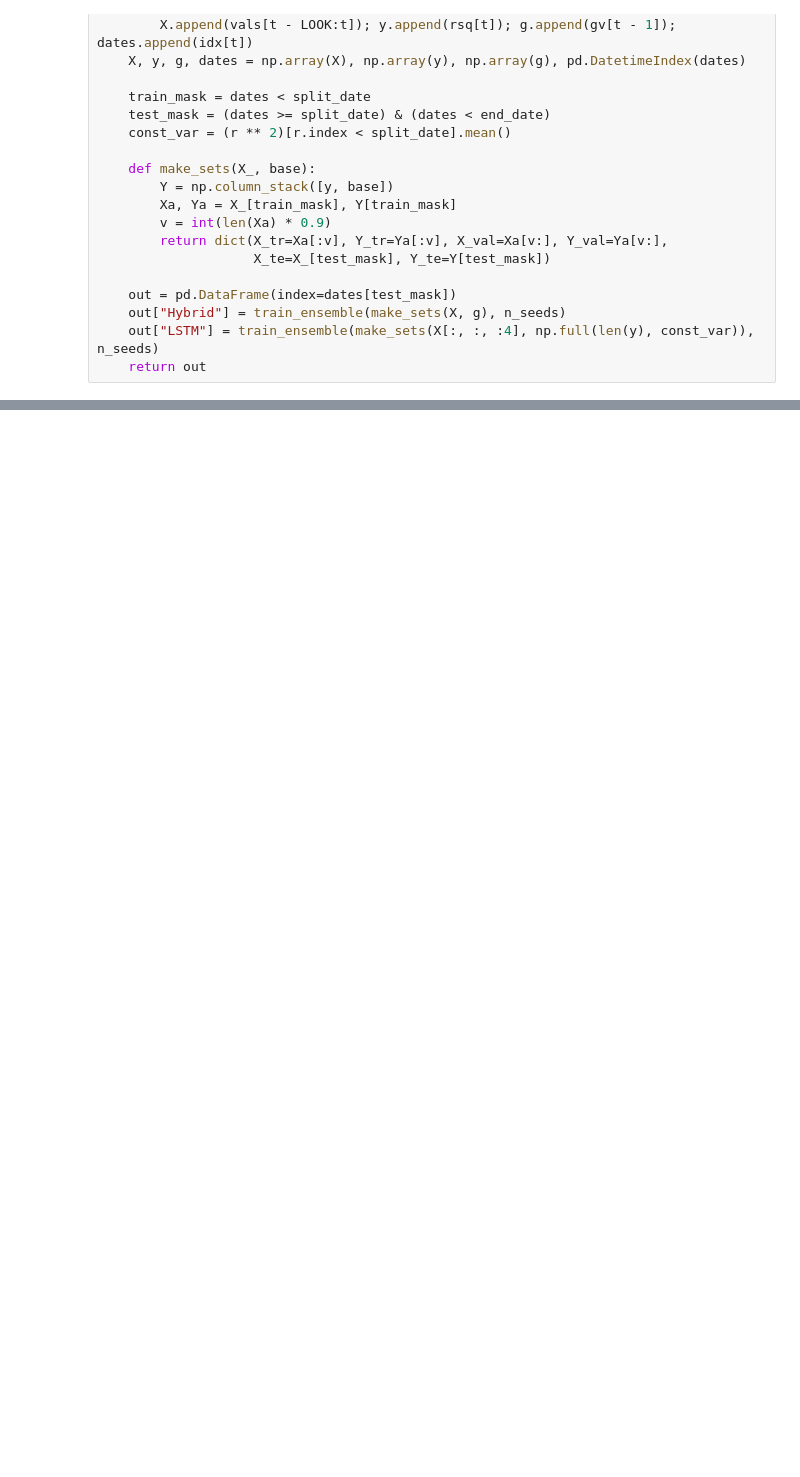
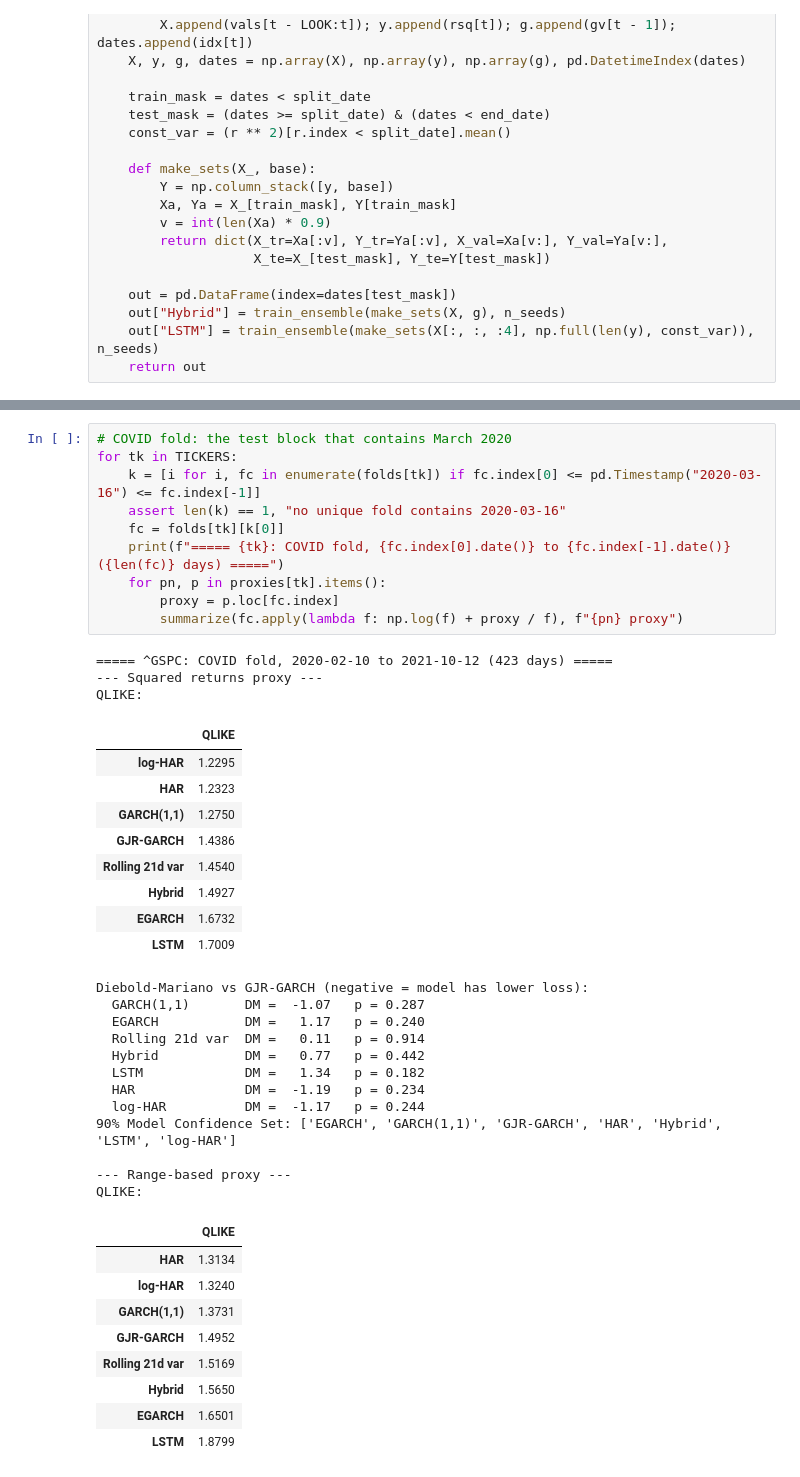
Before and after one commit to laurenbe06/volatility-forecasting, a Jupyter notebook: notebooks/10_rolling_origin.ipynb, the cells around one changed output, grey strips where cells are left out. Cells and saved outputs as stored; diff of their text form; blank space fills up the shorter version.

```diff
--- a/notebooks/10_rolling_origin.ipynb
+++ b/notebooks/10_rolling_origin.ipynb
@@ -203,0 +293,44 @@ Diebold-Mariano vs GJR-GARCH (negative = model has lower loss):
+# %%
+# COVID fold: the test block that contains March 2020
+for tk in TICKERS:
+    k = [i for i, fc in enumerate(folds[tk]) if fc.index[0] <= pd.Timestamp("2020-03-16") <= fc.index[-1]]
+    assert len(k) == 1, "no unique fold contains 2020-03-16"
+    fc = folds[tk][k[0]]
+    print(f"===== {tk}: COVID fold, {fc.index[0].date()} to {fc.index[-1].date()} ({len(fc)} days) =====")
+    for pn, p in proxies[tk].items():
+        proxy = p.loc[fc.index]
+        summarize(fc.apply(lambda f: np.log(f) + proxy / f), f"{pn} proxy")
+# %% [output]
+===== ^GSPC: COVID fold, 2020-02-10 to 2021-10-12 (423 days) =====
+--- Squared returns proxy ---
+QLIKE:
+|  | QLIKE |
+| log-HAR | 1.2295 |
+| HAR | 1.2323 |
+| GARCH(1,1) | 1.2750 |
+| GJR-GARCH | 1.4386 |
+| Rolling 21d var | 1.4540 |
+| Hybrid | 1.4927 |
+| EGARCH | 1.6732 |
+| LSTM | 1.7009 |
+Diebold-Mariano vs GJR-GARCH (negative = model has lower loss):
+  GARCH(1,1)       DM =  -1.07   p = 0.287
+  EGARCH           DM =   1.17   p = 0.240
+  Rolling 21d var  DM =   0.11   p = 0.914
+  Hybrid           DM =   0.77   p = 0.442
+  LSTM             DM =   1.34   p = 0.182
+  HAR              DM =  -1.19   p = 0.234
+  log-HAR          DM =  -1.17   p = 0.244
+90% Model Confidence Set: ['EGARCH', 'GARCH(1,1)', 'GJR-GARCH', 'HAR', 'Hybrid', 'LSTM', 'log-HAR']
+
+--- Range-based proxy ---
+QLIKE:
+|  | QLIKE |
+| HAR | 1.3134 |
+| log-HAR | 1.3240 |
+| GARCH(1,1) | 1.3731 |
+| GJR-GARCH | 1.4952 |
+| Rolling 21d var | 1.5169 |
+| Hybrid | 1.5650 |
+| EGARCH | 1.6501 |
+| LSTM | 1.8799 |
```
Also changed, not shown: parts of 7 cells of this notebook.
